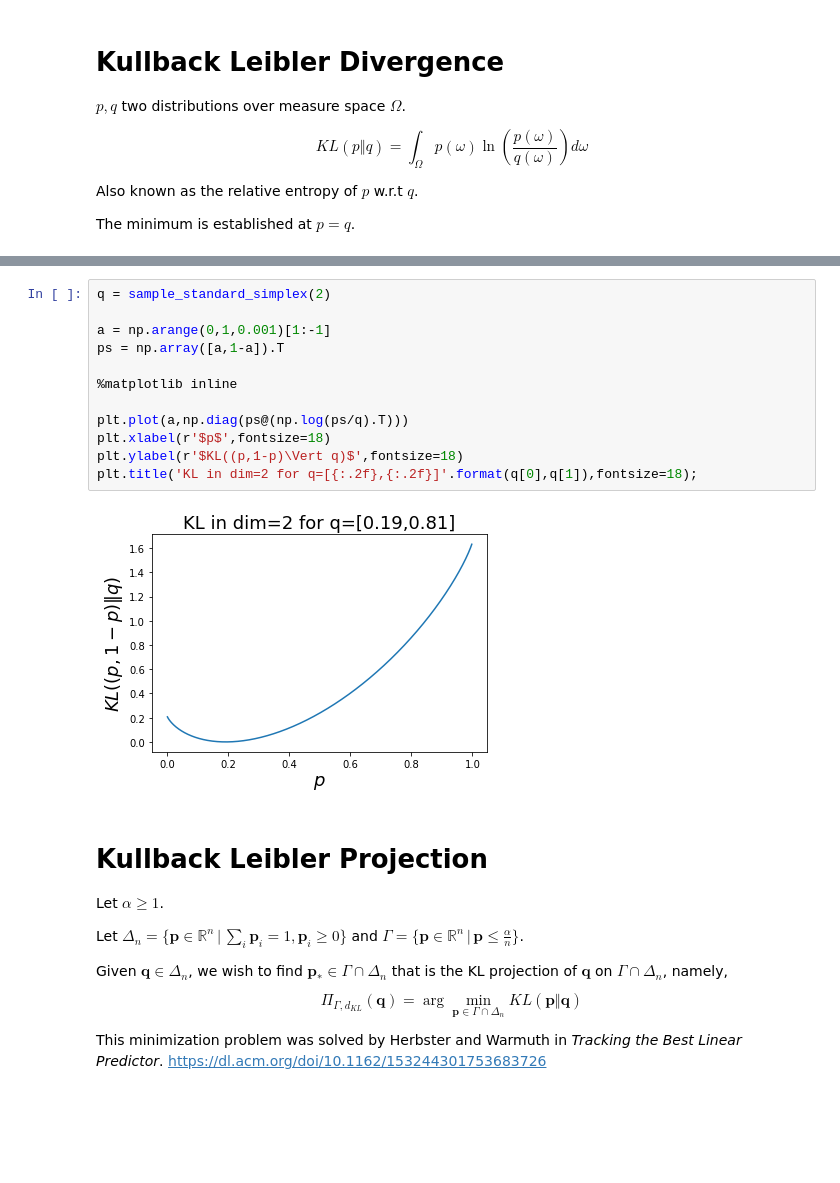
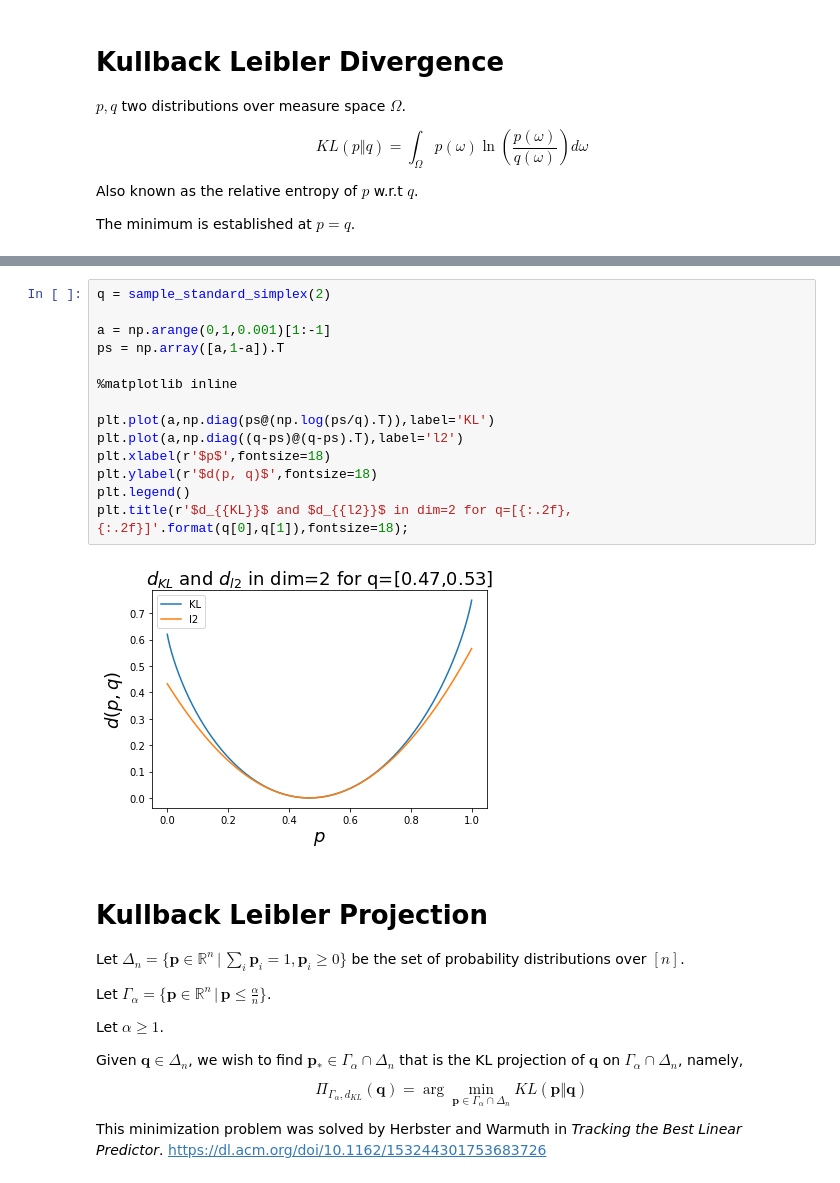
Before and after one commit to ordavidov/robust_mean_estimation, a Jupyter notebook: projections.ipynb, the cells around one changed output, grey strips where cells are left out. Drawn from its saved outputs; the diff is of its cells as text; blank space fills up the shorter version.

```diff
--- a/projections.ipynb
+++ b/projections.ipynb
@@ -23,26 +39,30 @@ Proof: Use the inequality $\ln(x) \leq x-1$ for $x>0$. Then, $KL(p \Vert q) = \s
 # %%
 q = sample_standard_simplex(2)
 
 a = np.arange(0,1,0.001)[1:-1]
 ps = np.array([a,1-a]).T
 
 %matplotlib inline
 
-plt.plot(a,np.diag(ps@(np.log(ps/q).T)))
+plt.plot(a,np.diag(ps@(np.log(ps/q).T)),label='KL')
+plt.plot(a,np.diag((q-ps)@(q-ps).T),label='l2')
 plt.xlabel(r'$p$',fontsize=18)
-plt.ylabel(r'$KL((p,1-p)\Vert q)$',fontsize=18)
-plt.title('KL in dim=2 for q=[{:.2f},{:.2f}]'.format(q[0],q[1]),fontsize=18);
+plt.ylabel(r'$d(p, q)$',fontsize=18)
+plt.legend()
+plt.title(r'$d_{{KL}}$ and $d_{{l2}}$ in dim=2 for q=[{:.2f},{:.2f}]'.format(q[0],q[1]),fontsize=18);
 # %% [output]
-[figure, old version]
+[figure, new version]
 # %% [markdown]
 # Kullback Leibler Projection
 
+Let $\Delta_n = \{\mathbf{p} \in \mathbb{R}^n \,\vert\, \sum_i \mathbf{p}_i = 1, \mathbf{p}_i \geq 0 \}$ be the set of probability distributions over $[n]$.
+
+Let $\Gamma_\alpha = \{ \mathbf{p} \in \mathbb{R}^n \,\vert\, \mathbf{p} \leq \frac{\alpha}{n}\}$.
+
 Let $\alpha \geq 1$.
 
-Let $\Delta_n = \{\mathbf{p} \in \mathbb{R}^n \,\vert\, \sum_i \mathbf{p}_i = 1, \mathbf{p}_i \geq 0 \}$ and $\Gamma = \{ \mathbf{p} \in \mathbb{R}^n \,\vert\, \mathbf{p} \leq \frac{\alpha}{n}\}$.
-
-Given $\mathbf{q} \in \Delta_n$, we wish to find $\mathbf{p}_* \in \Gamma \cap \Delta_n$ that is the KL projection of $\mathbf{q}$ on $\Gamma \cap \Delta_n$, namely,
-$$ \Pi_{\Gamma,d_{KL}}(\mathbf{q}) = \arg \min_{\mathbf{p} \in \Gamma \cap \Delta_n} KL(\mathbf{p} \Vert \mathbf{q})$$
+Given $\mathbf{q} \in \Delta_n$, we wish to find $\mathbf{p}_* \in \Gamma_\alpha \cap \Delta_n$ that is the KL projection of $\mathbf{q}$ on $\Gamma_\alpha \cap \Delta_n$, namely,
+$$ \Pi_{\Gamma_\alpha,d_{KL}}(\mathbf{q}) = \arg \min_{\mathbf{p} \in \Gamma_\alpha \cap \Delta_n} KL(\mathbf{p} \Vert \mathbf{q})$$
 
 This minimization problem was solved by Herbster and Warmuth in *Tracking the Best Linear Predictor*.
 https://dl.acm.org/doi/10.1162/153244301753683726
```
Also changed, not shown: parts of 6 cells of this notebook, 1 other file.
